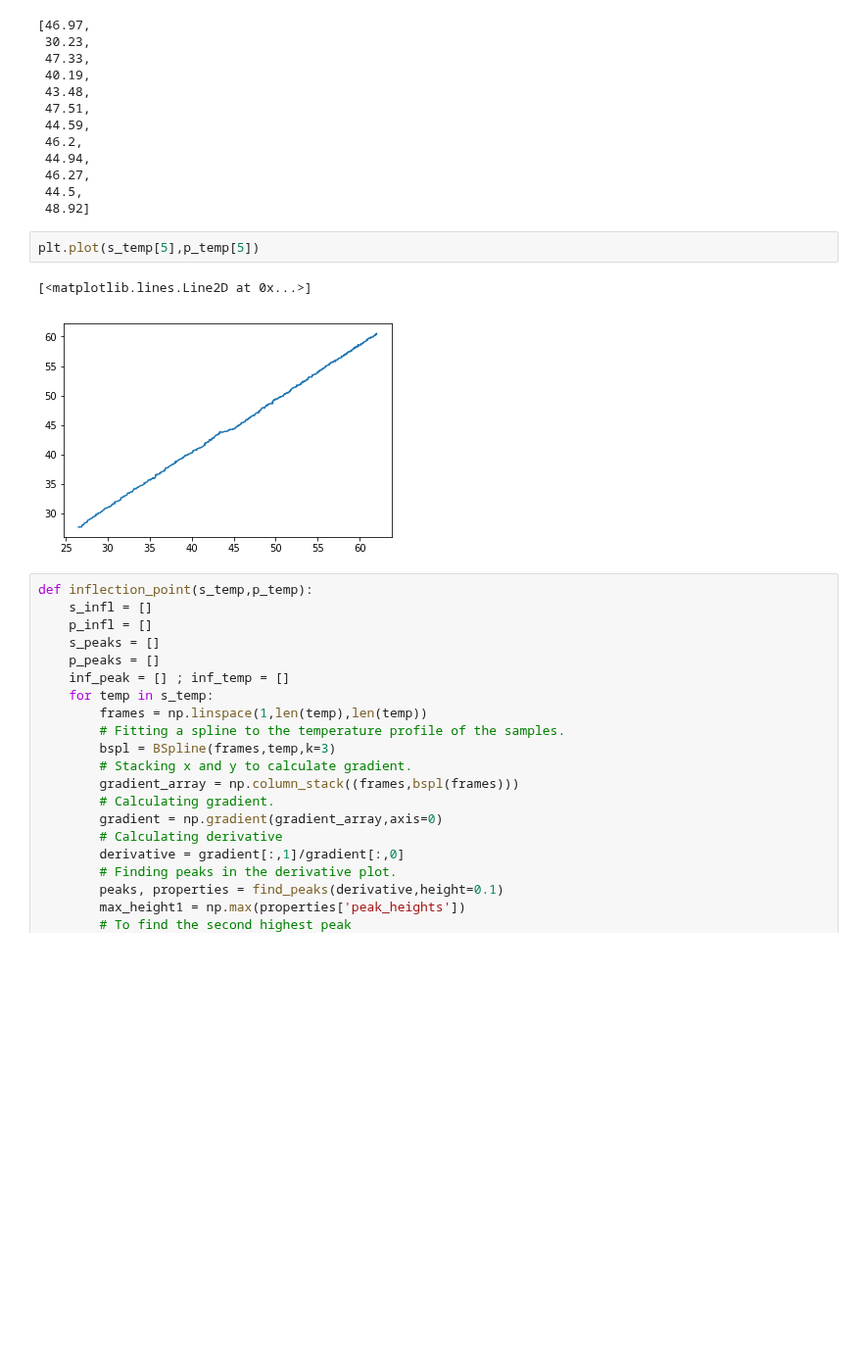
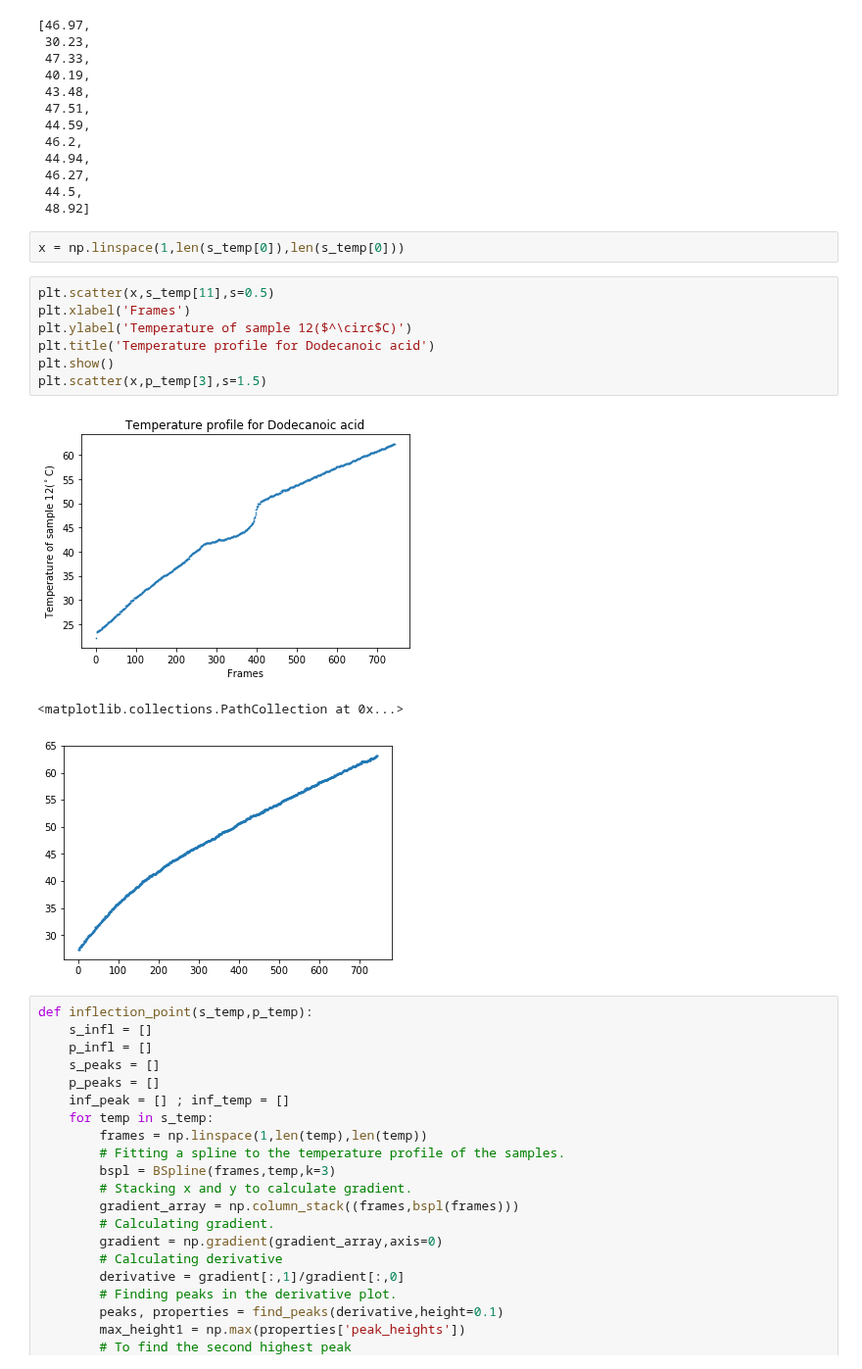
Before and after one commit to jrodguez/musical-robot, a Jupyter notebook: scripts/Dodecanoic_acid_8_15_19.ipynb, the cells around one changed output. Shown at 98% size. Drawn from its saved outputs; the diff is of its cells as text; blank space fills up the shorter version.

```diff
--- a/scripts/Dodecanoic_acid_8_15_19.ipynb
+++ b/scripts/Dodecanoic_acid_8_15_19.ipynb
@@ -67,11 +76,19 @@ inf_temp
  46.27,
  44.5,
  48.92]
-# %%
-plt.plot(s_temp[5],p_temp[5])
-# %% [output]
-[<matplotlib.lines.Line2D at 0x...>]
-[figure, removed]
+# %%
+x = np.linspace(1,len(s_temp[0]),len(s_temp[0]))
+# %%
+plt.scatter(x,s_temp[11],s=0.5)
+plt.xlabel('Frames')
+plt.ylabel('Temperature of sample 12($^\circ$C)')
+plt.title('Temperature profile for Dodecanoic acid')
+plt.show()
+plt.scatter(x,p_temp[3],s=1.5)
+# %% [output]
+[figure, added]
+<matplotlib.collections.PathCollection at 0x...>
+[figure, added]
 # %%
 def inflection_point(s_temp,p_temp):
     s_infl = []
```
Also changed, not shown: parts of 7 cells of this notebook, 2 other files.
